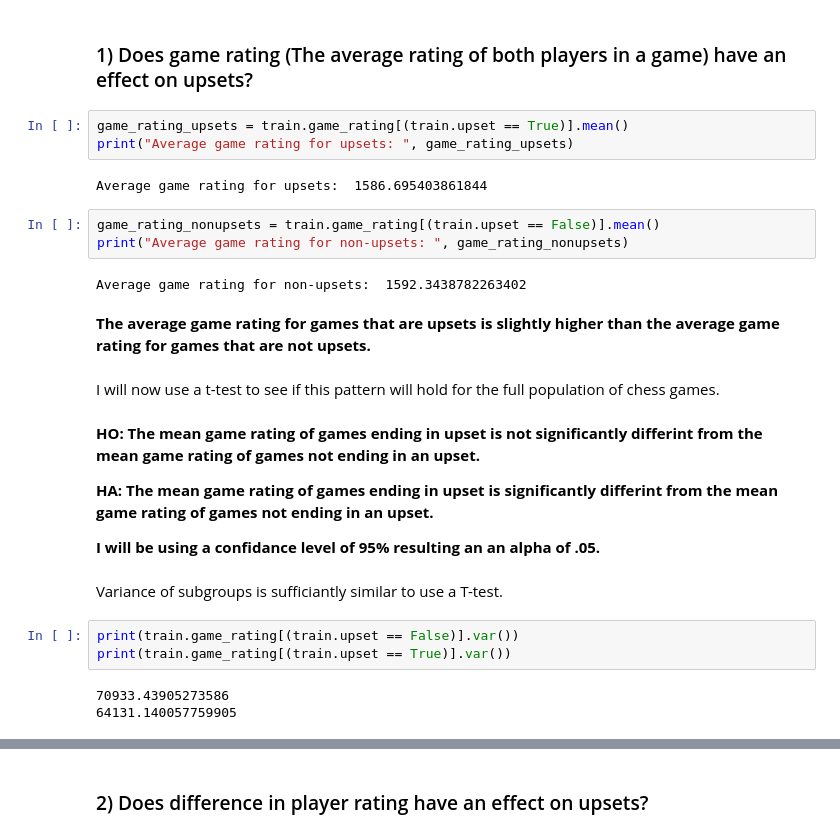
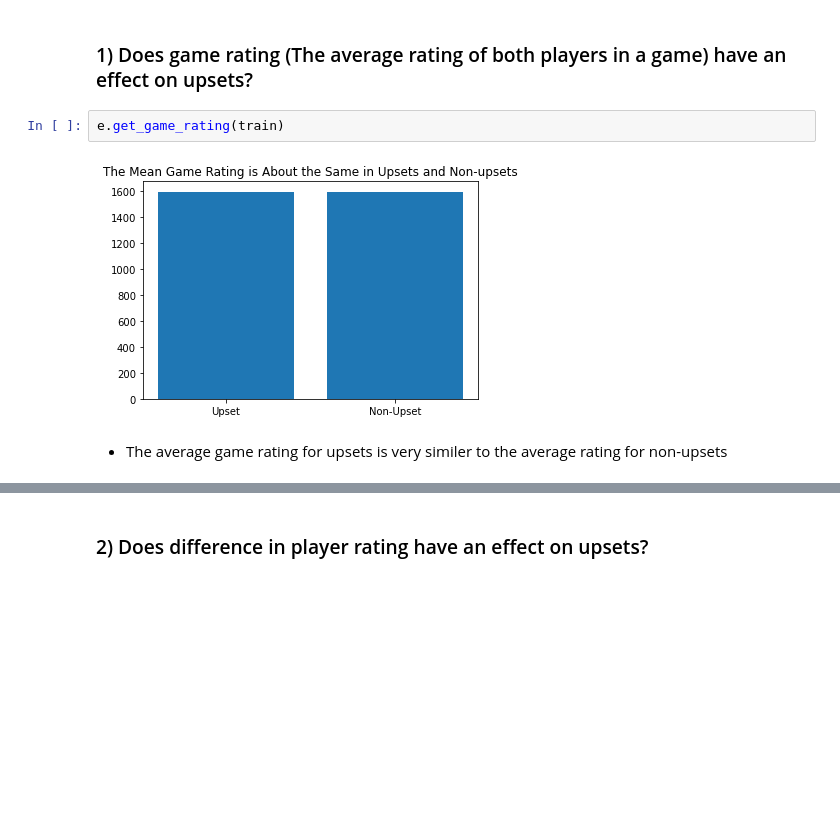
Before and after one commit to Johndsalas/chess_upsets, a Jupyter notebook: main.ipynb, the cells around one changed output, grey strips where cells are left out. Saved outputs shown, nothing was run; the diff lists cells and outputs as text; blank space fills up the shorter version.

```diff
--- a/main.ipynb
+++ b/main.ipynb
@@ -186,31 +171,9 @@ p     = 0.0006
 I will examine two subquestions to answer this question.
 # %% [markdown]
 ### 1) Does game rating (The average rating of both players in a game) have an effect on upsets?
-# %%
-game_rating_upsets = train.game_rating[(train.upset == True)].mean()
-print("Average game rating for upsets: ", game_rating_upsets)
-# %% [output]
-Average game rating for upsets:  1586.695403861844
-# %%
-game_rating_nonupsets = train.game_rating[(train.upset == False)].mean()
-print("Average game rating for non-upsets: ", game_rating_nonupsets)
-# %% [output]
-Average game rating for non-upsets:  1592.3438782263402
+# %%
+e.get_game_rating(train)
+# %% [output]
+[figure, added]
 # %% [markdown]
-**The average game rating for games that are upsets is slightly higher than the average game rating for games that are not upsets.**
+* The average game rating for upsets is very similer to the average rating for non-upsets
-# %% [markdown]
-I will now use a t-test to see if this pattern will hold for the full population of chess games.
-# %% [markdown]
-**HO: The mean game rating of games ending in upset is not significantly differint from the mean game rating of games not ending in an upset.**
-
-**HA: The mean game rating of games ending in upset is significantly differint from the mean game rating of games not ending in an upset.**
-
-**I will be using a confidance level of 95% resulting an an alpha of .05.**
-# %% [markdown]
-Variance of subgroups is sufficiantly similar to use a T-test.
-# %%
-print(train.game_rating[(train.upset == False)].var())
-print(train.game_rating[(train.upset == True)].var())
-# %% [output]
-70933.43905273586
-64131.140057759905
```
Also changed, not shown: parts of 73 cells of this notebook, 2 other files.
